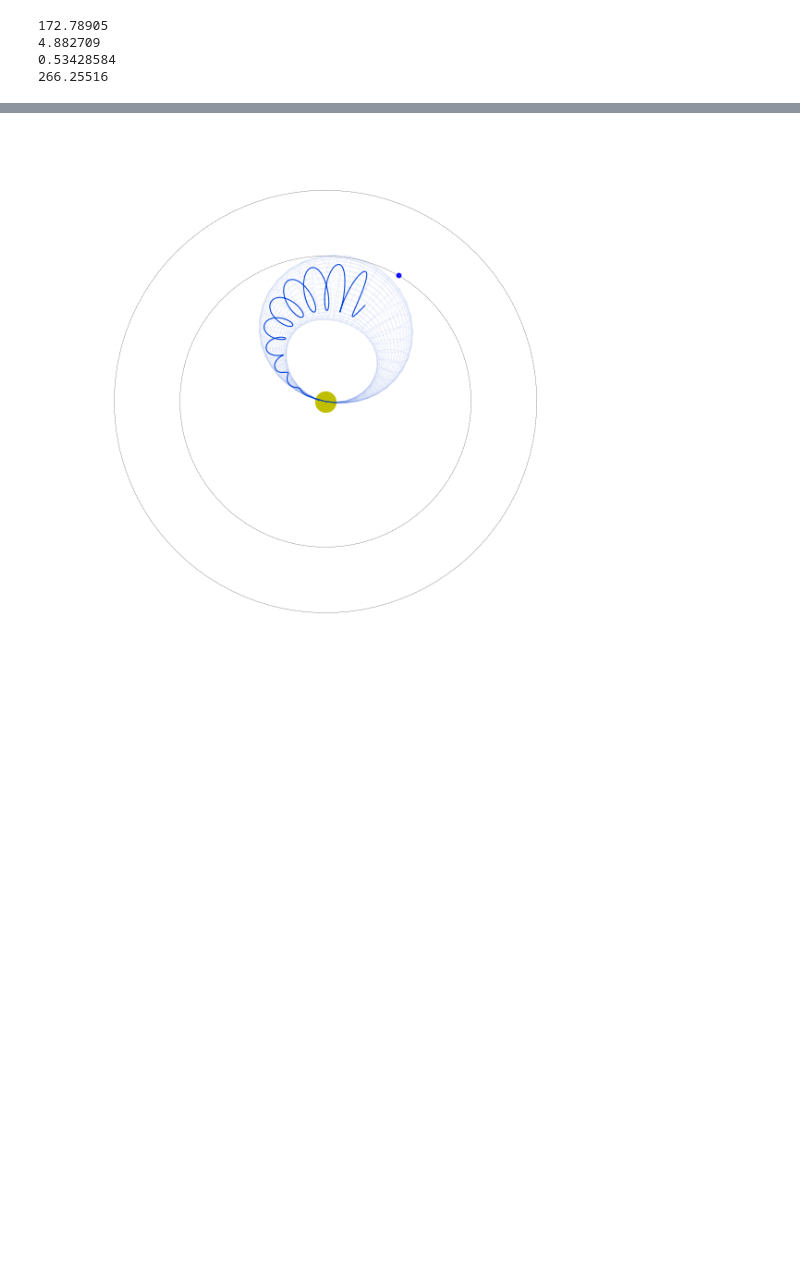
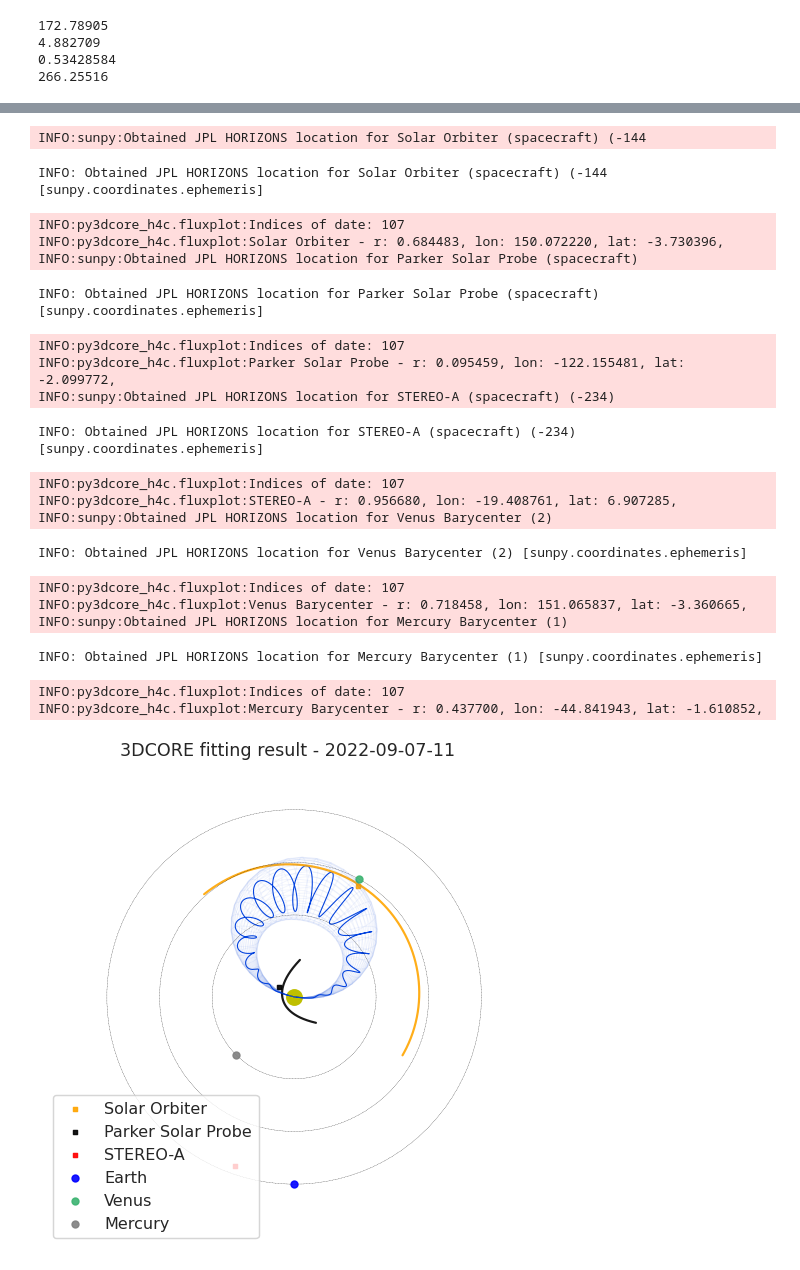
Before and after one commit to helioforecast/py3DCORE_h4c_basic, a Jupyter notebook: plottingroutine_sep22.ipynb, the cells around one changed output, grey strips where cells are left out. Drawn from its saved outputs; the diff is of its cells as text; code cells hidden in the pictures; blank space fills up the shorter version.

Commit message:
fluxplot

```diff
--- a/plottingroutine_sep22.ipynb
+++ b/plottingroutine_sep22.ipynb
@@ -411,27 +124,0 @@ Toolkit version: CSPICE_N0067
-# %%
-
-sns.set_style("ticks",{'grid.linestyle': '--'})
-fsize=15
-
-fig=plt.figure(1,figsize=(12,9),dpi=70)
-ax = fig.add_subplot(111, projection='3d')
-
-fp.plot_configure(ax, view_azim=0, view_elev=90, view_radius=0.8)
-
-fp.plot_3dcore(ax, model_obj, tm0, color=c2)
-fp.plot_3dcore_field(ax, model_obj, color=c2, step_size=0.005, lw=1.1, ls="-")
-fp.plot_satellite(ax,satpos[66],color='blue',alpha=0.9)
-
-
-# ax.plot([0,0.689],[0,0],[0,0],ls='-',color='black',lw=0.3)
-
-fp.plot_circle(ax,0.689)
-fp.plot_circle(ax,1.0)
-
-plt.tight_layout()
-
-
-#plt.savefig('results/initial_test.pdf')
-#plt.savefig('initial_test.png', dpi=100)
-# %% [output]
-[figure, removed]
@@ -449,0 +125,30 @@ ax.view_init(elev=25, azim=35)
+# %%
+#measurement times
+#tm0 =  t_launch + datetime.timedelta(days=1.5)
+tm0 =  datetime.datetime(2022, 9, 7, 8)
+tm1 =  t_launch + datetime.timedelta(days=1.7)
+tm2 =  t_launch + datetime.timedelta(days=3.5)
+
+fp.full3d(spacecraftlist=['solo', 'psp'], planetlist =['Earth','Venus','Mercury'],t = tm1, start = '2022-09-03', end = '2022-09-10', filepath = filepath, traj = True)
+# %% [output]
+INFO:sunpy:Obtained JPL HORIZONS location for Solar Orbiter (spacecraft) (-144
+INFO: Obtained JPL HORIZONS location for Solar Orbiter (spacecraft) (-144 [sunpy.coordinates.ephemeris]
+INFO:py3dcore_h4c.fluxplot:Indices of date: 107
+INFO:py3dcore_h4c.fluxplot:Solar Orbiter - r: 0.684483, lon: 150.072220, lat: -3.730396,
+INFO:sunpy:Obtained JPL HORIZONS location for Parker Solar Probe (spacecraft)
+INFO: Obtained JPL HORIZONS location for Parker Solar Probe (spacecraft) [sunpy.coordinates.ephemeris]
+INFO:py3dcore_h4c.fluxplot:Indices of date: 107
+INFO:py3dcore_h4c.fluxplot:Parker Solar Probe - r: 0.095459, lon: -122.155481, lat: -2.099772,
+INFO:sunpy:Obtained JPL HORIZONS location for STEREO-A (spacecraft) (-234)
+INFO: Obtained JPL HORIZONS location for STEREO-A (spacecraft) (-234) [sunpy.coordinates.ephemeris]
+INFO:py3dcore_h4c.fluxplot:Indices of date: 107
+INFO:py3dcore_h4c.fluxplot:STEREO-A - r: 0.956680, lon: -19.408761, lat: 6.907285,
+INFO:sunpy:Obtained JPL HORIZONS location for Venus Barycenter (2)
+INFO: Obtained JPL HORIZONS location for Venus Barycenter (2) [sunpy.coordinates.ephemeris]
+INFO:py3dcore_h4c.fluxplot:Indices of date: 107
+INFO:py3dcore_h4c.fluxplot:Venus Barycenter - r: 0.718458, lon: 151.065837, lat: -3.360665,
+INFO:sunpy:Obtained JPL HORIZONS location for Mercury Barycenter (1)
+INFO: Obtained JPL HORIZONS location for Mercury Barycenter (1) [sunpy.coordinates.ephemeris]
+INFO:py3dcore_h4c.fluxplot:Indices of date: 107
+INFO:py3dcore_h4c.fluxplot:Mercury Barycenter - r: 0.437700, lon: -44.841943, lat: -1.610852,
+[figure, added]
```
Also changed, not shown: parts of 10 cells of this notebook, 1 other file.
